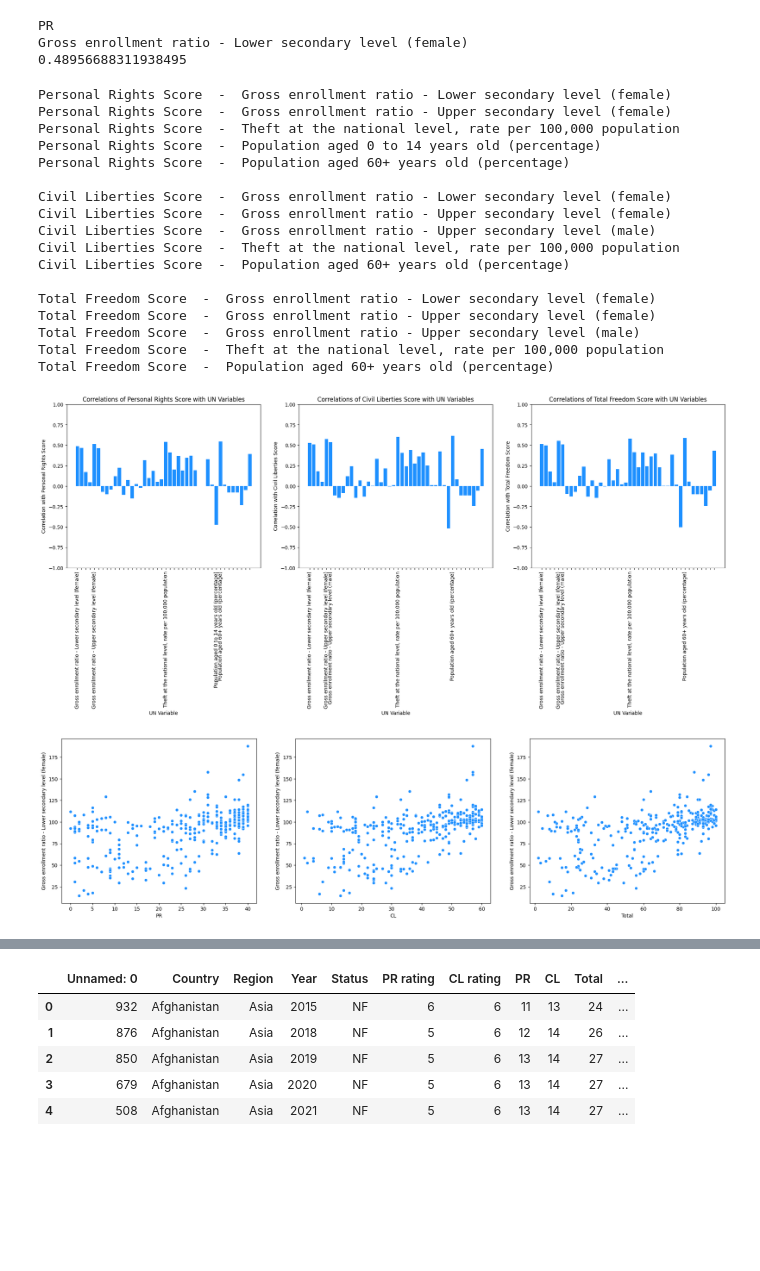
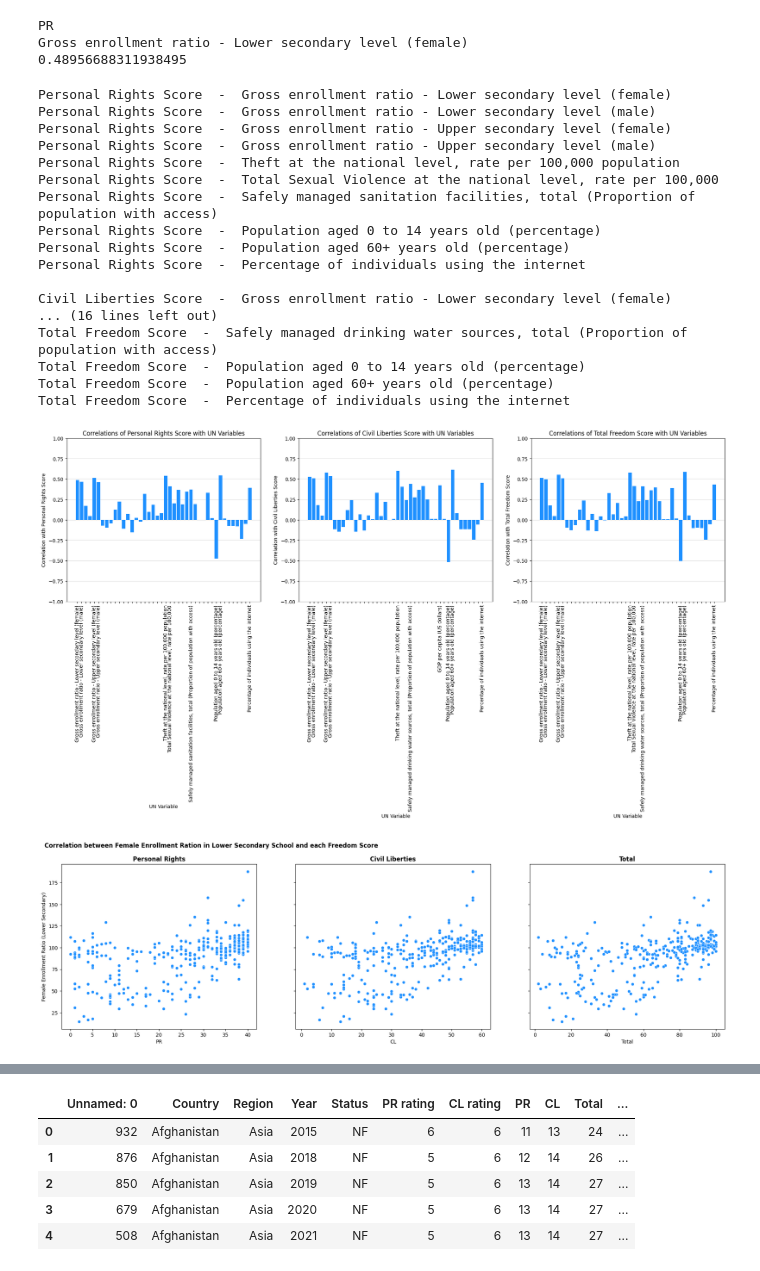
Before and after one commit to AidanMayhue/ml_3021_project, a Jupyter notebook: EDA/EDA.ipynb, the cells around one changed output, grey strips where cells are left out. Cells and saved outputs as stored; diff of their text form; code cells hidden in the pictures; blank space fills up the shorter version.

```diff
--- a/EDA/EDA.ipynb
+++ b/EDA/EDA.ipynb
@@ -78,54 +78,59 @@ axs = axs.flatten()
 for freedom_corr, ax, free_type in zip([pr_corr, cl_corr, total_corr],
                                        axs,
                                        ["Personal Rights Score",
                                         "Civil Liberties Score", "Total Freedom Score"]):
 
-    ax.bar(un_cols, freedom_corr, color = 'dodgerblue')
+    ax.bar(un_cols, freedom_corr, color = 'dodgerblue', zorder = 2)
     ax.set_xlabel('UN Variable')
     ax.set_ylabel(f'Correlation with {free_type}')
     ax.set_title(f'Correlations of {free_type} with UN Variables')
+    ax.grid(axis = 'y', color = "lightgray", alpha = 0.75, zorder = 0)
 
     freedom_corr = np.array(freedom_corr)
-    top3_indices = np.argsort(np.abs(freedom_corr))[-5:][::-1]
+    top3_indices = np.argsort(np.abs(freedom_corr))[-10:][::-1]
     top_un_cols = [un_cols[i] for i in top3_indices]
     ax.set_xticks(range(len(un_cols)))
     labels = [col if col in top_un_cols else "" for col in un_cols]
     for label in labels:
         if label != "":
             print(free_type, " - ", label)
     ax.set_xticklabels(labels, rotation = 90)
     ax.set_ylim(-1, 1)
     print("")
 
 plt.show()
 # %% [output]
 Personal Rights Score  -  Gross enrollment ratio - Lower secondary level (female)
+Personal Rights Score  -  Gross enrollment ratio - Lower secondary level (male)
 Personal Rights Score  -  Gross enrollment ratio - Upper secondary level (female)
+Personal Rights Score  -  Gross enrollment ratio - Upper secondary level (male)
 Personal Rights Score  -  Theft at the national level, rate per 100,000 population
+Personal Rights Score  -  Total Sexual Violence at the national level, rate per 100,000
+Personal Rights Score  -  Safely managed sanitation facilities, total (Proportion of population with access)
 Personal Rights Score  -  Population aged 0 to 14 years old (percentage)
 Personal Rights Score  -  Population aged 60+ years old (percentage)
+Personal Rights Score  -  Percentage of individuals using the internet
 
 Civil Liberties Score  -  Gross enrollment ratio - Lower secondary level (female)
-Civil Liberties Score  -  Gross enrollment ratio - Upper secondary level (female)
-Civil Liberties Score  -  Gross enrollment ratio - Upper secondary level (male)
-Civil Liberties Score  -  Theft at the national level, rate per 100,000 population
-Civil Liberties Score  -  Population aged 60+ years old (percentage)
-
-Total Freedom Score  -  Gross enrollment ratio - Lower secondary level (female)
-Total Freedom Score  -  Gross enrollment ratio - Upper secondary level (female)
-Total Freedom Score  -  Gross enrollment ratio - Upper secondary level (male)
-Total Freedom Score  -  Theft at the national level, rate per 100,000 population
+... (16 lines left out)
+Total Freedom Score  -  Safely managed drinking water sources, total (Proportion of population with access)
+Total Freedom Score  -  Population aged 0 to 14 years old (percentage)
 Total Freedom Score  -  Population aged 60+ years old (percentage)
+Total Freedom Score  -  Percentage of individuals using the internet
-[figure, old version]
+[figure, new version]
 # %%
-fig, axs = plt.subplots(1, 3, figsize=(24,6))
+fig, axs = plt.subplots(1, 3, figsize=(24,6), sharey = True)
 axs = axs.flatten()
 
 
-for ax, frtype in zip(axs, ["PR", "CL", "Total"]):
+for ax, frtype, free_type in zip(axs, ["PR", "CL", "Total"], ["Personal Rights",
+                                        "Civil Liberties", "Total"]):
     sns.scatterplot(x = df[frtype], y = df["Gross enrollment ratio - Lower secondary level (female)"], color = "dodgerblue", ax = ax)
+    ax.set_ylabel("Female Enrollment Ratio (Lower Secondary)")
+    ax.set_title(free_type, weight = "bold")
 
+plt.suptitle("Correlation between Female Enrollment Ration in Lower Secondary School and each Freedom Score", x = 0.3, weight = "bold")
 plt.show()
 # %% [output]
-[figure, old version]
+[figure, new version]
 # %%
```
Also changed, not shown: parts of 4 cells of this notebook.
